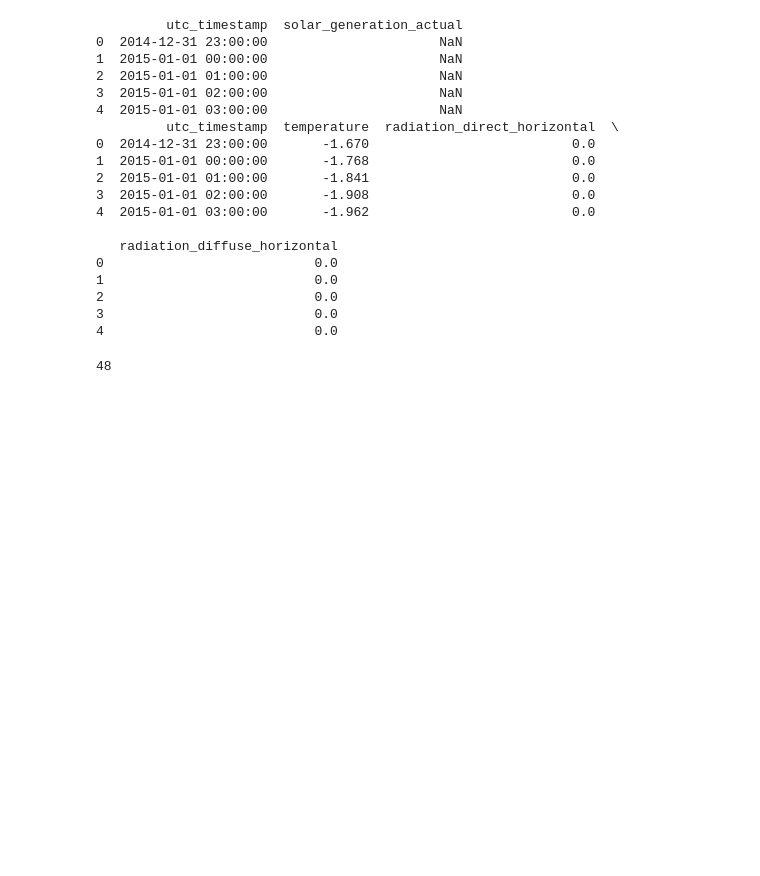
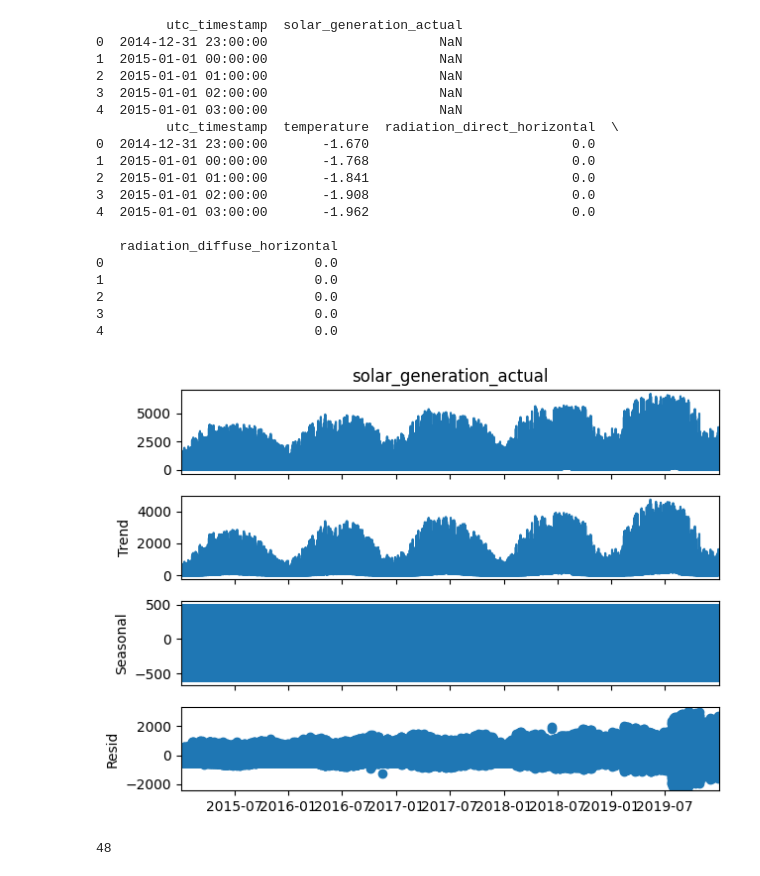
Before and after one commit to annodomini80/rnn-python, a Jupyter notebook: solar_prediction.ipynb, the cells around one changed output. Saved outputs shown, nothing was run; the diff lists cells and outputs as text; code cells hidden in the pictures; blank space fills up the shorter version.

```diff
--- a/solar_prediction.ipynb
+++ b/solar_prediction.ipynb
@@ -19,14 +19,15 @@ from sklearn.metrics import mean_squared_error
 
 from statsmodels.tsa.seasonal import seasonal_decompose
 # %%
-def get_feature(new_data, seasonality=False, period=12):
+def get_feature(new_data,
+                seasonality=False,
+                period=24):
   """
 
   Args:
     new_data:
     seasonality:
     period:
-
   Returns:
 
   """
@@ -187,15 +188,17 @@ new_data.sort_index(inplace=True)
 4                           0.0
 # %%
 features, target = get_feature(new_data,
-                               seasonality=False,
-                               period=12)
+                               seasonality=True,
+                               period=24)
 
 # Scale the data
 scaler_features = MinMaxScaler()
 scaler_target = MinMaxScaler()
 
 scaled_features = scaler_features.fit_transform(features)
 scaled_target = scaler_target.fit_transform(target.values.reshape(-1, 1))
+# %% [output]
+[figure, added]
 # %%
 X_train, X_test, y_train, y_test = data_loader(scaled_features,
                                                scaled_target,
```
Also changed, not shown: parts of 5 cells of this notebook.
